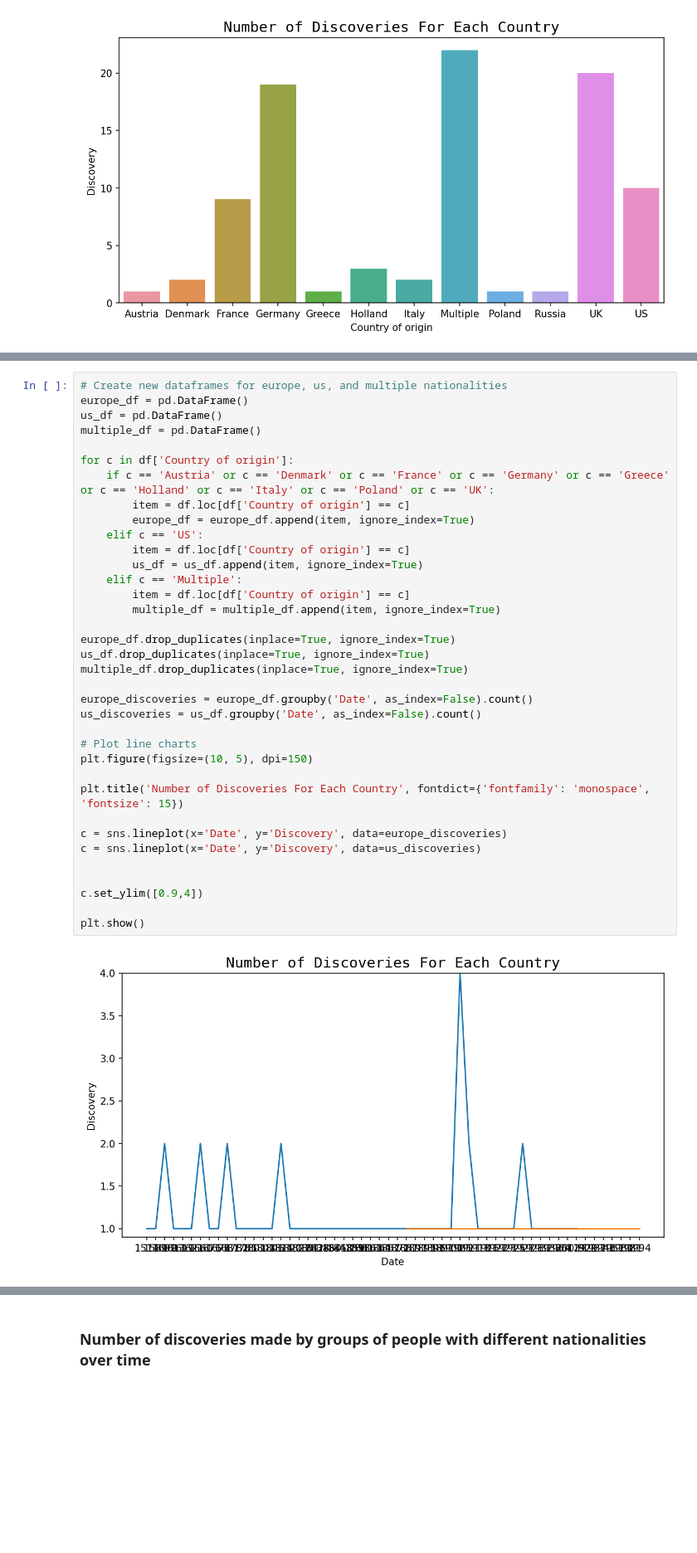
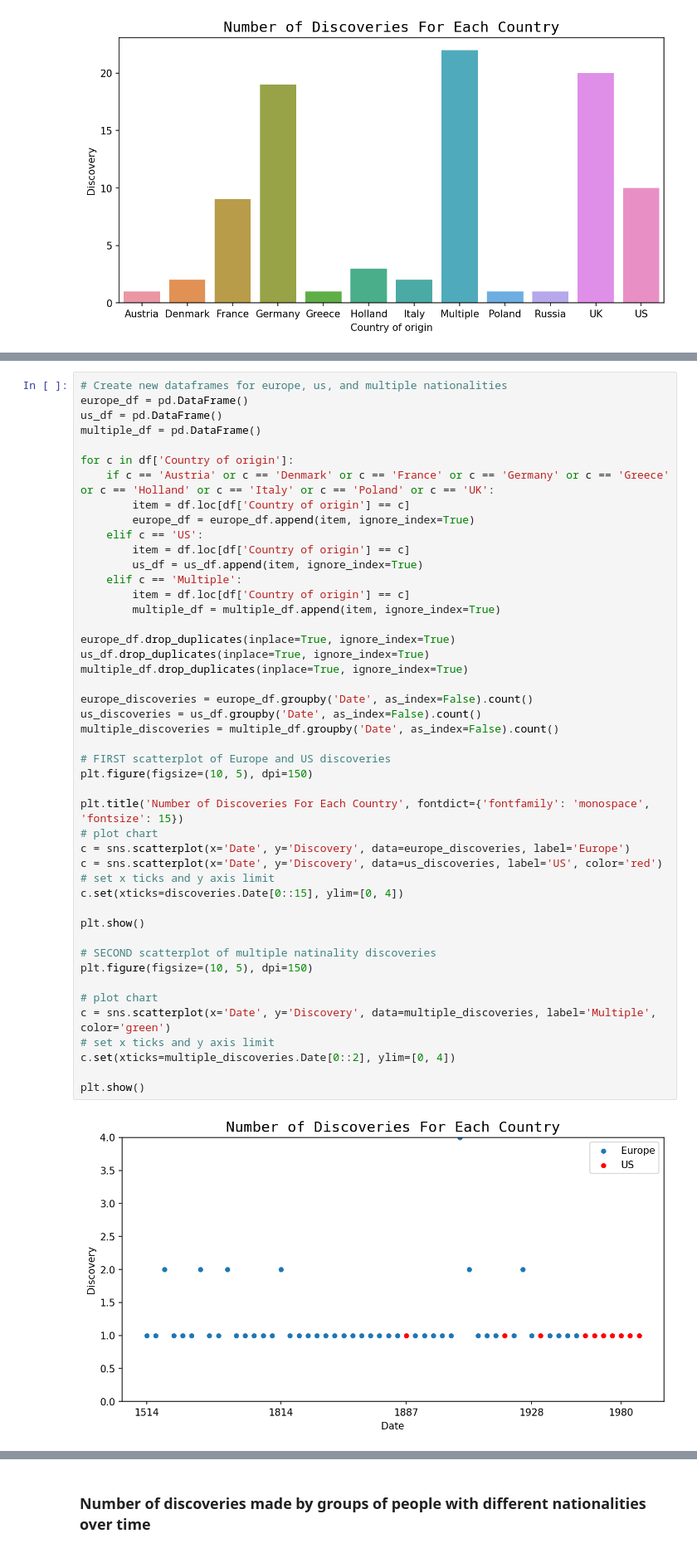
Before and after one commit to cgMuro/physics-discoveries-analysis, a Jupyter notebook: physics_analysis.ipynb, the cells around one changed output, grey strips where cells are left out. Shown at 83% size. Drawn from its saved outputs; the diff is of its cells as text; blank space fills up the shorter version.

Commit message:
scatterplots added

```diff
--- a/physics_analysis.ipynb
+++ b/physics_analysis.ipynb
@@ -114,38 +112,48 @@ plt.show()
 # %%
 # Create new dataframes for europe, us, and multiple nationalities
 europe_df = pd.DataFrame()
 us_df = pd.DataFrame()
 multiple_df = pd.DataFrame()
 
 for c in df['Country of origin']:
     if c == 'Austria' or c == 'Denmark' or c == 'France' or c == 'Germany' or c == 'Greece' or c == 'Holland' or c == 'Italy' or c == 'Poland' or c == 'UK':
         item = df.loc[df['Country of origin'] == c]
         europe_df = europe_df.append(item, ignore_index=True)
     elif c == 'US':
         item = df.loc[df['Country of origin'] == c]
         us_df = us_df.append(item, ignore_index=True)
     elif c == 'Multiple':
         item = df.loc[df['Country of origin'] == c]
         multiple_df = multiple_df.append(item, ignore_index=True)
 
 europe_df.drop_duplicates(inplace=True, ignore_index=True)
 us_df.drop_duplicates(inplace=True, ignore_index=True)
 multiple_df.drop_duplicates(inplace=True, ignore_index=True)
 
 europe_discoveries = europe_df.groupby('Date', as_index=False).count()
 us_discoveries = us_df.groupby('Date', as_index=False).count()
+multiple_discoveries = multiple_df.groupby('Date', as_index=False).count()
 
-# Plot line charts
+# FIRST scatterplot of Europe and US discoveries
 plt.figure(figsize=(10, 5), dpi=150)
 
 plt.title('Number of Discoveries For Each Country', fontdict={'fontfamily': 'monospace', 'fontsize': 15})
-
-c = sns.lineplot(x='Date', y='Discovery', data=europe_discoveries)
-c = sns.lineplot(x='Date', y='Discovery', data=us_discoveries)
-
-
-c.set_ylim([0.9,4])
+# plot chart
+c = sns.scatterplot(x='Date', y='Discovery', data=europe_discoveries, label='Europe')
+c = sns.scatterplot(x='Date', y='Discovery', data=us_discoveries, label='US', color='red')
+# set x ticks and y axis limit
+c.set(xticks=discoveries.Date[0::15], ylim=[0, 4])
 
 plt.show()
+
+# SECOND scatterplot of multiple natinality discoveries
+plt.figure(figsize=(10, 5), dpi=150)
+
+# plot chart
+c = sns.scatterplot(x='Date', y='Discovery', data=multiple_discoveries, label='Multiple', color='green')
+# set x ticks and y axis limit
+c.set(xticks=multiple_discoveries.Date[0::2], ylim=[0, 4])
+
+plt.show()
 # %% [output]
-[figure, old version]
+[figure, new version]
```
Also changed, not shown: parts of 6 cells of this notebook.
